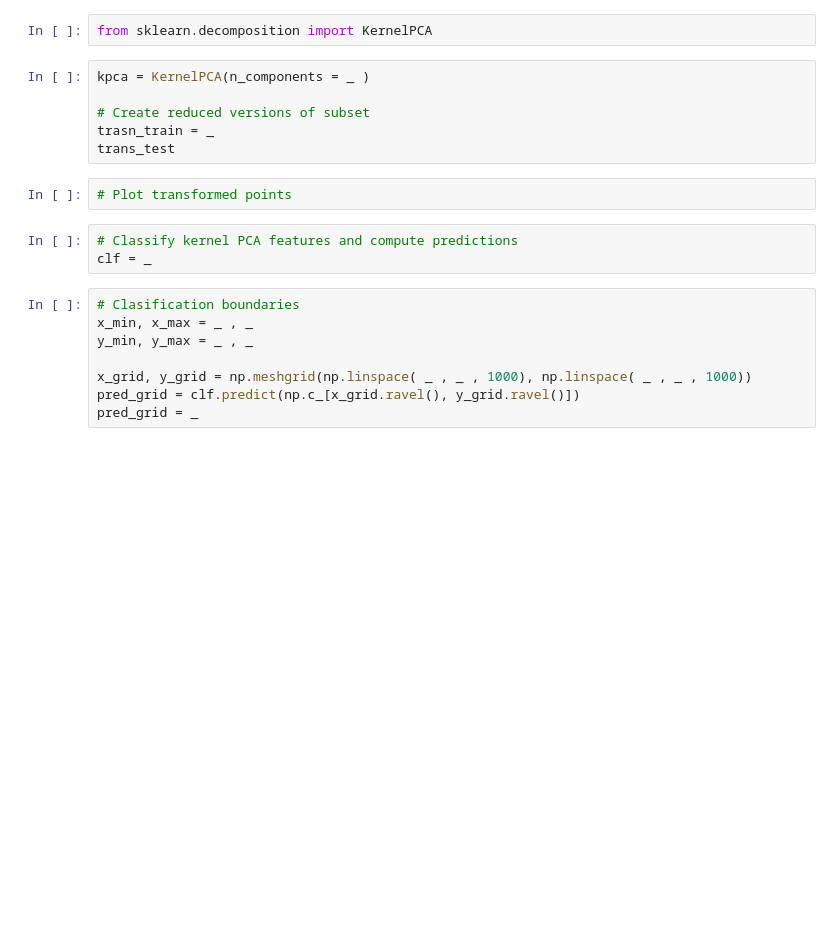
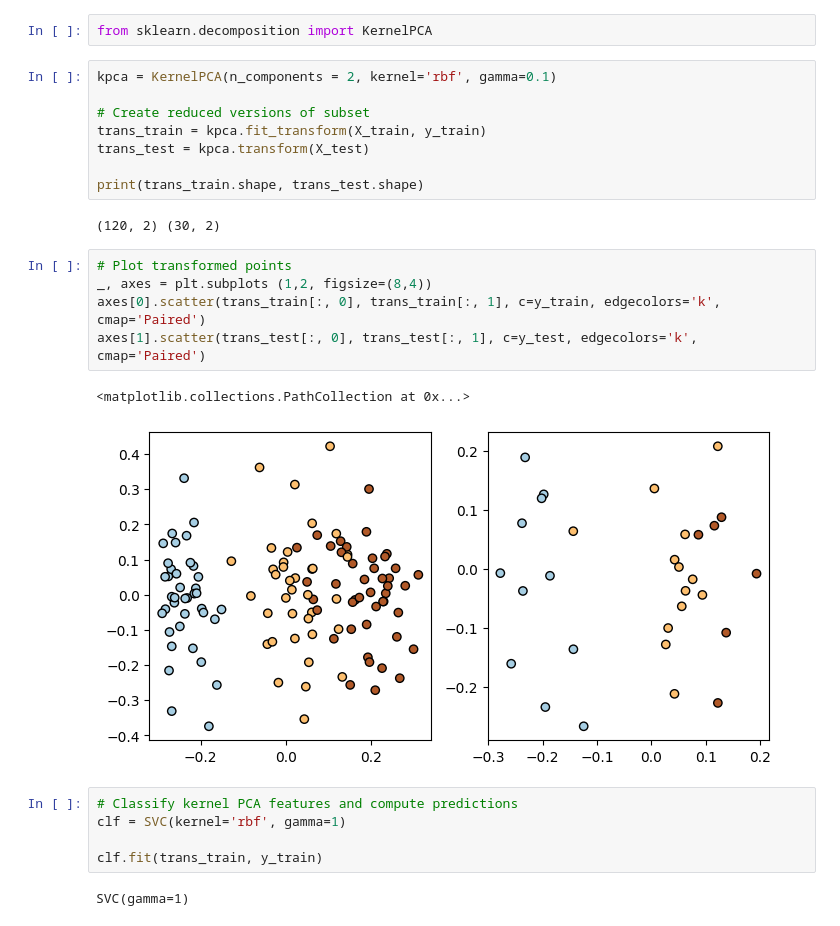
Before and after one commit to EddyTheSaint/ML_J10, a Jupyter notebook: Sem_8/PCA.ipynb, the cells around one changed output. Saved outputs shown, nothing was run; the diff lists cells and outputs as text; blank space fills up the shorter version.

Commit message:
Updated PCA and kernel PCA

```diff
--- a/Sem_8/PCA.ipynb
+++ b/Sem_8/PCA.ipynb
@@ -120,21 +120,27 @@ Accuracy before: 0.667, - Now : 0.900
 # %%
 from sklearn.decomposition import KernelPCA
 # %%
-kpca = KernelPCA(n_components = _ )
+kpca = KernelPCA(n_components = 2, kernel='rbf', gamma=0.1)
 
 # Create reduced versions of subset
-trasn_train = _
-trans_test
+trans_train = kpca.fit_transform(X_train, y_train)
+trans_test = kpca.transform(X_test)
+
+print(trans_train.shape, trans_test.shape)
+# %% [output]
+(120, 2) (30, 2)
-# %%
-# Plot transformed points
+# %%
+# Plot transformed points
+_, axes = plt.subplots (1,2, figsize=(8,4))
+axes[0].scatter(trans_train[:, 0], trans_train[:, 1], c=y_train, edgecolors='k', cmap='Paired')
+axes[1].scatter(trans_test[:, 0], trans_test[:, 1], c=y_test, edgecolors='k', cmap='Paired')
+# %% [output]
+<matplotlib.collections.PathCollection at 0x...>
+[figure, added]
 # %%
 # Classify kernel PCA features and compute predictions
-clf = _
+clf = SVC(kernel='rbf', gamma=1)
+
+clf.fit(trans_train, y_train)
+# %% [output]
+SVC(gamma=1)
-# %%
-# Clasification boundaries
-x_min, x_max = _ , _
-y_min, y_max = _ , _
-
-x_grid, y_grid = np.meshgrid(np.linspace( _ , _ , 1000), np.linspace( _ , _ , 1000))
-pred_grid = clf.predict(np.c_[x_grid.ravel(), y_grid.ravel()])
-pred_grid = _
```
Also changed, not shown: parts of 3 cells of this notebook.
